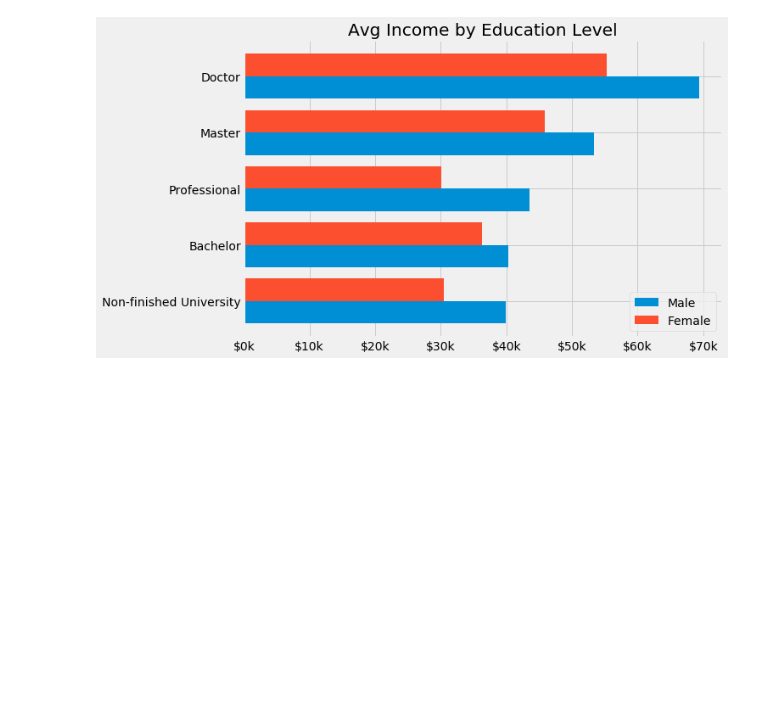
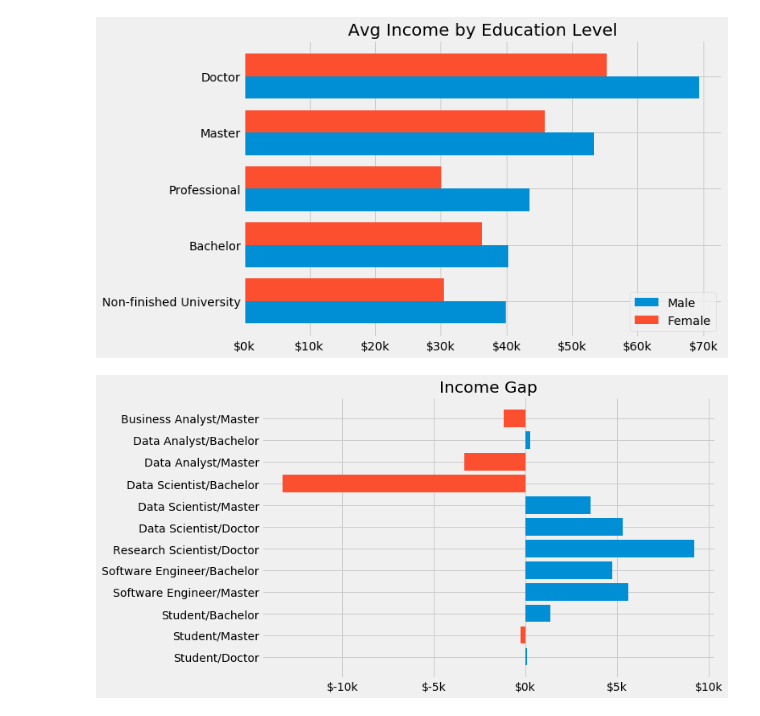
Before and after one commit to lopez-/kaggle_projects, a Jupyter notebook: 2018_survey/clean.ipynb, the cells around one changed output. Drawn from its saved outputs; the diff is of its cells as text; code cells hidden in the pictures; blank space fills up the shorter version.

```diff
--- a/2018_survey/clean.ipynb
+++ b/2018_survey/clean.ipynb
@@ -446,3 +440,47 @@ ax.set_yticklabels(yticklabels)
 plt.show()
 # %% [output]
 [figure]
+# %%
+df_plot = sqldf("""
+with bd as (
+    select gender, title, education_level, education, avg(income)*1.0/1000 as income_mean
+    from df
+    where title is not null
+    and education is not null
+    and title != 'Other'
+    and income is not null
+    group by 1, 2, 3, 4
+    having count(*) >= 50
+)
+, calcs as (
+    select title || '/' || education as profile
+        , title
+        , education
+        , education_level
+        , sum(case when gender='Male' then income_mean else null end)-sum(case when gender='Female' then income_mean else null end) as gap_income
+    from bd
+    group by 1, 2, 3, 4
+    having abs(sum(case when gender='Male' then income_mean else null end)-sum(case when gender='Female' then income_mean else null end)) > 0
+)
+select calcs.*
+    , case when gap_income > 0 then gap_income else 0 end as gp_pos
+    , case when gap_income < 0 then gap_income else 0 end as gp_neg
+from calcs
+order by 2 desc, 4 desc
+""")
+
+fig, ax = plt.subplots(figsize=(9, 6))
+
+yticks = np.arange(len(df_plot.profile))
+yticklabels = list(df_plot.profile)
+
+ax.barh(yticks, 'gp_pos', data=df_plot)
+ax.barh(yticks, 'gp_neg', data=df_plot)
+ax.set_title('Income Gap')
+ax.xaxis.set_major_formatter(FormatStrFormatter('$%.0fk'))
+ax.set_yticks(yticks)
+ax.set_yticklabels(yticklabels)
+
+plt.show()
+# %% [output]
+[figure, added]
```
Also changed, not shown: parts of 4 cells of this notebook.
